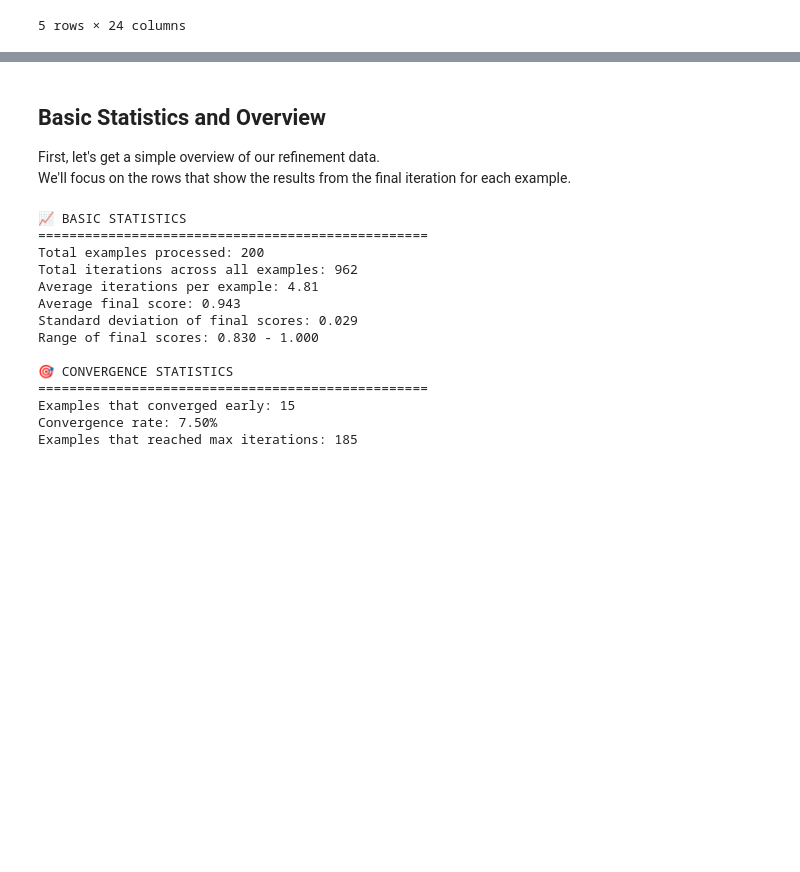
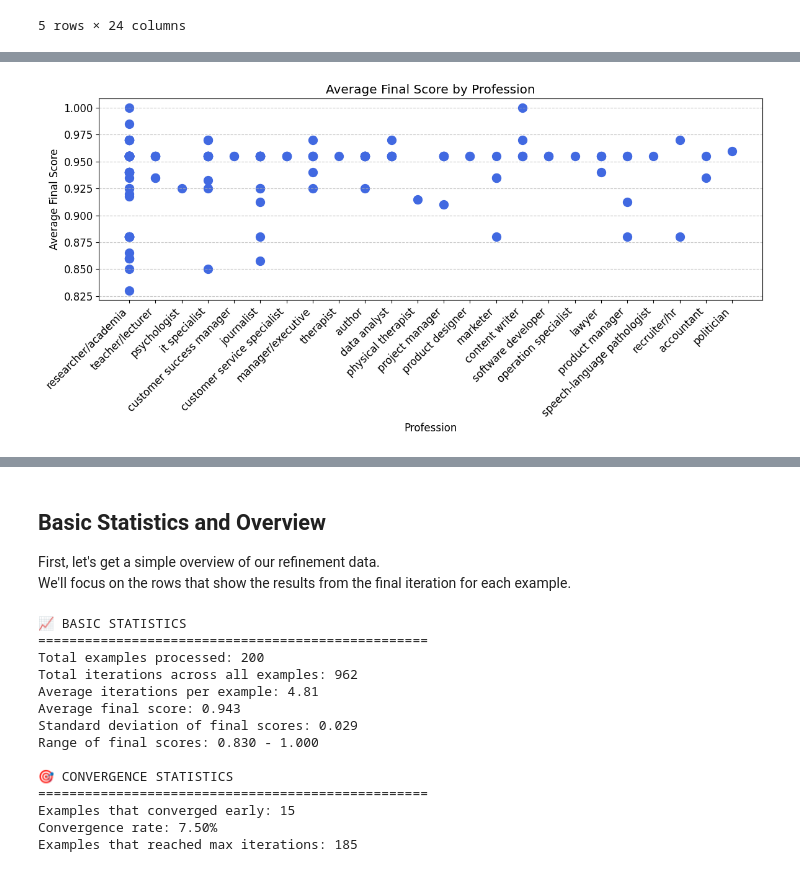
Before and after one commit to yanivgal/promptsmith, a Jupyter notebook: notebooks/refine/r_200_5_analysis.ipynb, the cells around one changed output, grey strips where cells are left out. Cells and saved outputs as stored; diff of their text form; code cells hidden in the pictures; blank space fills up the shorter version.

```diff
--- a/notebooks/refine/r_200_5_analysis.ipynb
+++ b/notebooks/refine/r_200_5_analysis.ipynb
@@ -53,0 +68,22 @@ df
+# %%
+profession_counts = df[df['is_final_iteration'] == True]['profession'].value_counts()
+profession_percentages = profession_counts / profession_counts.sum() * 100
+
+# Calculate average, variance, and std of final score for each profession
+final_iterations = df[df['is_final_iteration'] == True]
+avg_score_by_profession = final_iterations.groupby('profession')['current_best_score'].mean()
+var_score_by_profession = final_iterations.groupby('profession')['current_best_score'].var()
+std_score_by_profession = final_iterations.groupby('profession')['current_best_score'].std()
+
+profession_df = pd.DataFrame({
+    'profession': profession_counts.index,
+    'count': profession_counts.values,
+    'percentage': profession_percentages.values,
+    'average_final_score': [avg_score_by_profession.get(prof, float('nan')) for prof in profession_counts.index],
+    'variance_final_score': [var_score_by_profession.get(prof, float('nan')) for prof in profession_counts.index],
+    'std_final_score': [std_score_by_profession.get(prof, float('nan')) for prof in profession_counts.index]
+})
+# Add rolling percentage column
+profession_df['rolling_percentage'] = profession_df['percentage'].cumsum()
+print("Profession counts, percentages, average final score, variance, and std of final score:")
+print(profession_df)
@@ -53,0 +110,14 @@ df
+# %%
+import matplotlib.pyplot as plt
+
+plt.figure(figsize=(12, 6))
+plt.scatter(final_iterations['profession'], final_iterations['current_best_score'], color='royalblue', s=100)
+plt.xticks(rotation=45, ha='right')
+plt.xlabel('Profession')
+plt.ylabel('Average Final Score')
+plt.title('Average Final Score by Profession')
+plt.grid(axis='y', linestyle='--', alpha=0.7)
+plt.tight_layout()
+plt.show()
+# %% [output]
+[figure, added]
```
Also changed, not shown: parts of 4 cells of this notebook, 3 other files.
